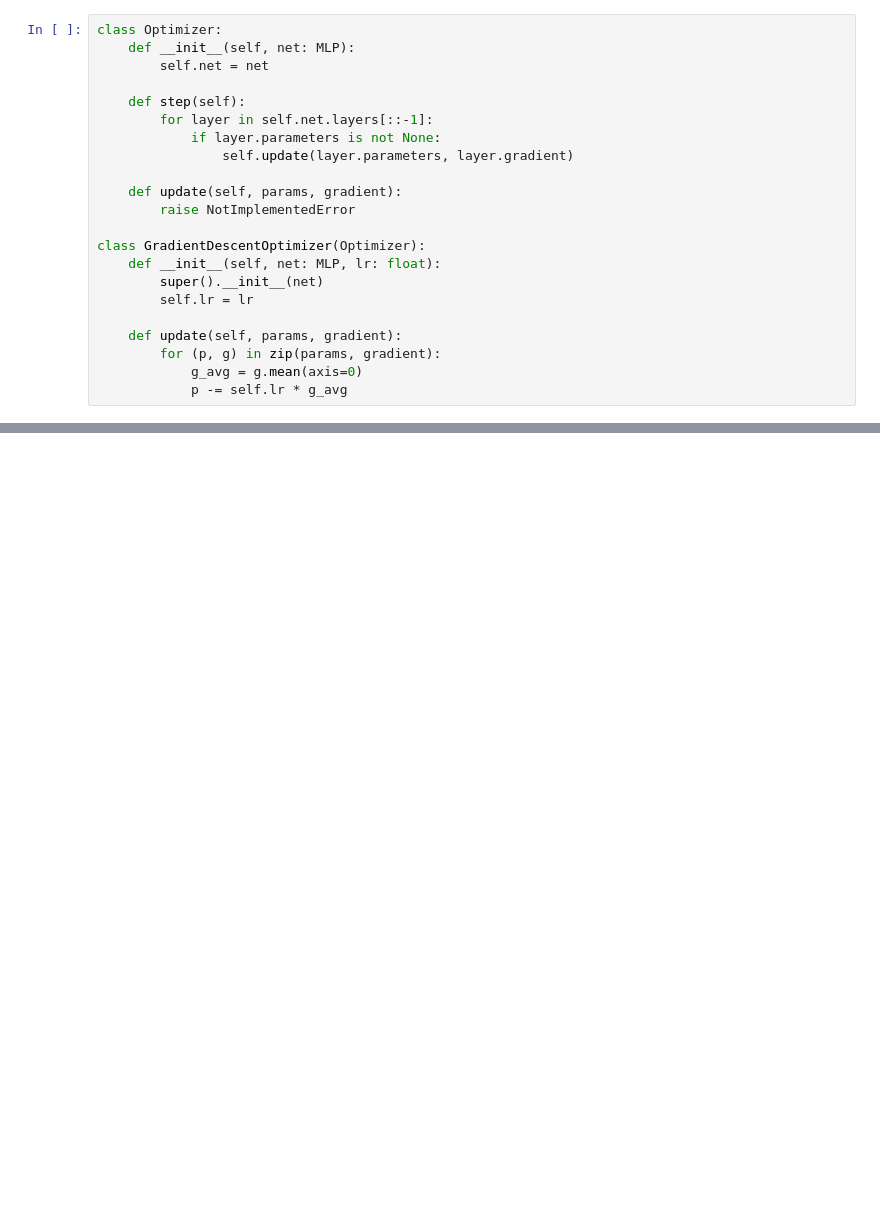
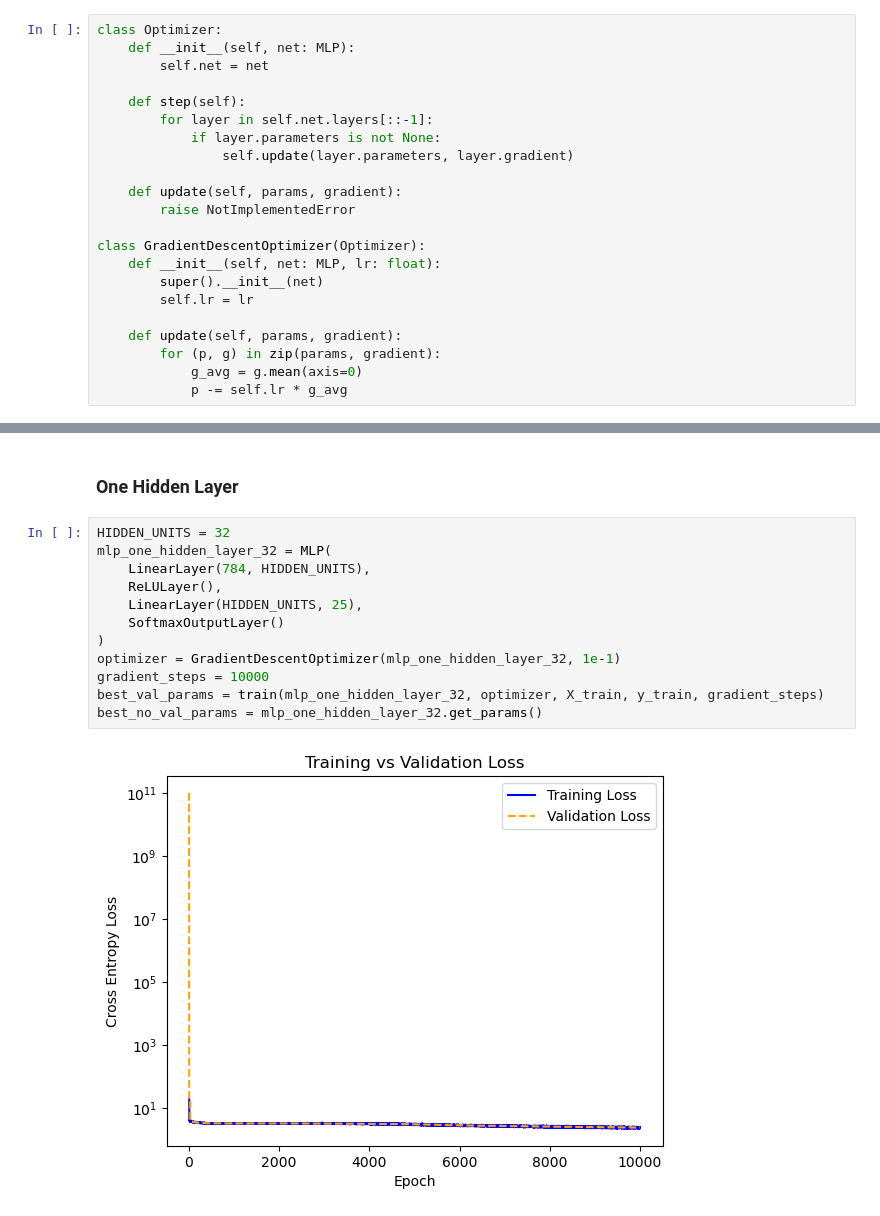
Before and after one commit to ZachGurberg/COMP551_Assignment3, a Jupyter notebook: testing.ipynb, the cells around one changed output, grey strips where cells are left out. Cells and saved outputs as stored; diff of their text form; blank space fills up the shorter version.

```diff
--- a/testing.ipynb
+++ b/testing.ipynb
@@ -225,0 +304,16 @@ Testing accuracy: 56.10708310094813%
+# %% [markdown]
+<h3> One Hidden Layer </h3>
+# %%
+HIDDEN_UNITS = 32
+mlp_one_hidden_layer_32 = MLP(
+    LinearLayer(784, HIDDEN_UNITS),
+    ReLULayer(),
+    LinearLayer(HIDDEN_UNITS, 25),
+    SoftmaxOutputLayer()
+)
+optimizer = GradientDescentOptimizer(mlp_one_hidden_layer_32, 1e-1)
+gradient_steps = 10000
+best_val_params = train(mlp_one_hidden_layer_32, optimizer, X_train, y_train, gradient_steps)
+best_no_val_params = mlp_one_hidden_layer_32.get_params()
+# %% [output]
+[figure, added]
```
Also changed, not shown: parts of 19 cells of this notebook, 6 other files.
